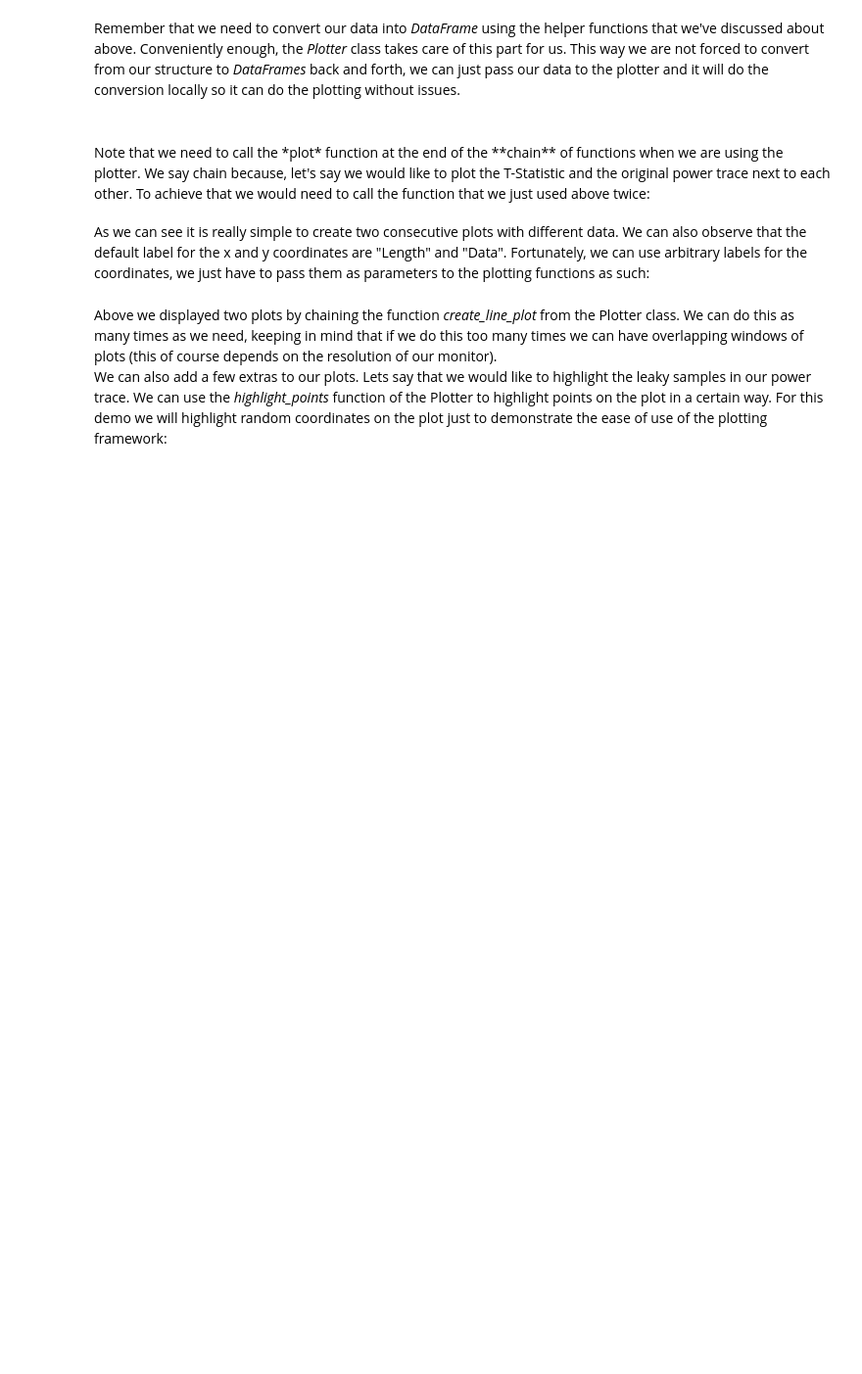
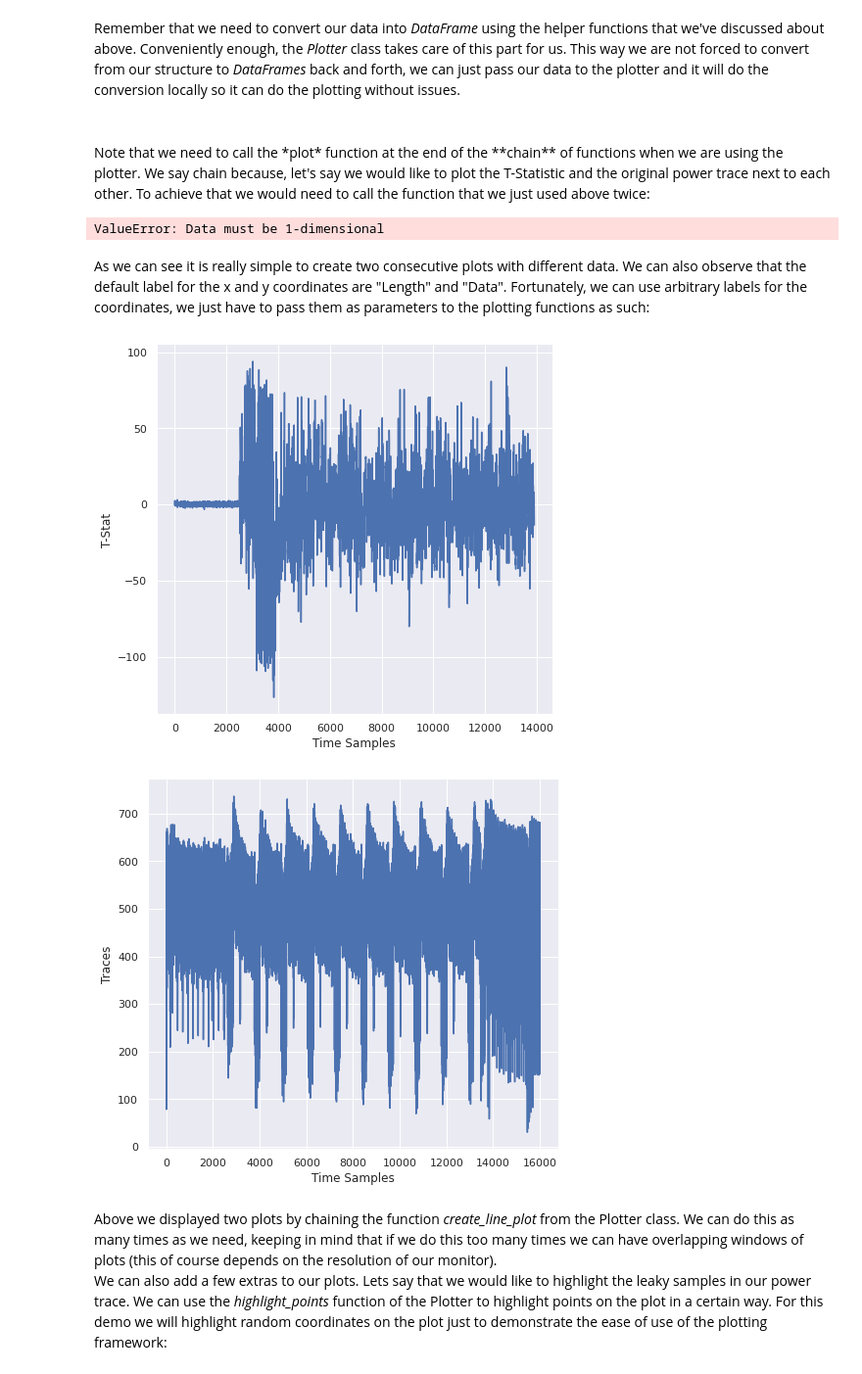
Before and after one commit to RazePerson/sca-leakage-detection-framework, a Jupyter notebook: sca-leakage-detection-framework/main-app.ipynb, the cells around one changed output. Shown at 98% size. Saved outputs shown, nothing was run; the diff lists cells and outputs as text; code cells hidden in the pictures; blank space fills up the shorter version.

```diff
--- a/sca-leakage-detection-framework/main-app.ipynb
+++ b/sca-leakage-detection-framework/main-app.ipynb
@@ -105,3 +100,5 @@ NameError: name 'TVLAData' is not defined
+# %%
+trace_data = ldf.trace_data()
 # %% [markdown]
 <b>Important note:</b> before using it we need to remember that in [this section](#The-Main-Framework-Class) we loaded the data from the *npz* file using the framework. This step is a must before fetching data from the class's instance.
 # %% [markdown]
@@ -193,11 +260,16 @@ Remember that we need to convert our data into *DataFrame* using the helper func
 Note that we need to call the *plot* function at the end of the **chain** of functions when we are using the plotter.
 We say chain because, let's say we would like to plot the T-Statistic and the original power trace next to each other. To achieve that we would need to call the function that we just used above twice:
 # %%
-plotter.create_line_plot(t_statistic).create_line_plot(t_test_data.get_all_traces()).plot()
+plotter.create_line_plot(result.t_statistic).create_line_plot(trace_data.get_all_traces()).plot()
+# %% [output]
+ValueError: Data must be 1-dimensional
 # %% [markdown]
 As we can see it is really simple to create two consecutive plots with different data. We can also observe that the default label for the x and y coordinates are "Length" and "Data". Fortunately, we can use arbitrary labels for the coordinates, we just have to pass them as parameters to the plotting functions as such:
 # %%
-plotter.create_line_plot(t_statistic, x="Time Samples", y="T-Stat").create_line_plot(t_test_data.get_all_traces(), x="Time Samples", y="Traces").plot()
+plotter.create_line_plot(result.t_statistic, x="Time Samples", y="T-Stat").create_line_plot(trace_data.get_all_traces(), x="Time Samples", y="Traces").plot()
+# %% [output]
+[figure, added]
+[figure, added]
 # %% [markdown]
 Above we displayed two plots by chaining the function *create_line_plot* from the Plotter class. We can do this as many times as we need, keeping in mind that if we do this too many times we can have overlapping windows of plots (this of course depends on the resolution of our monitor).
 <br>
```
Also changed, not shown: parts of 30 cells of this notebook, 7 other files.
